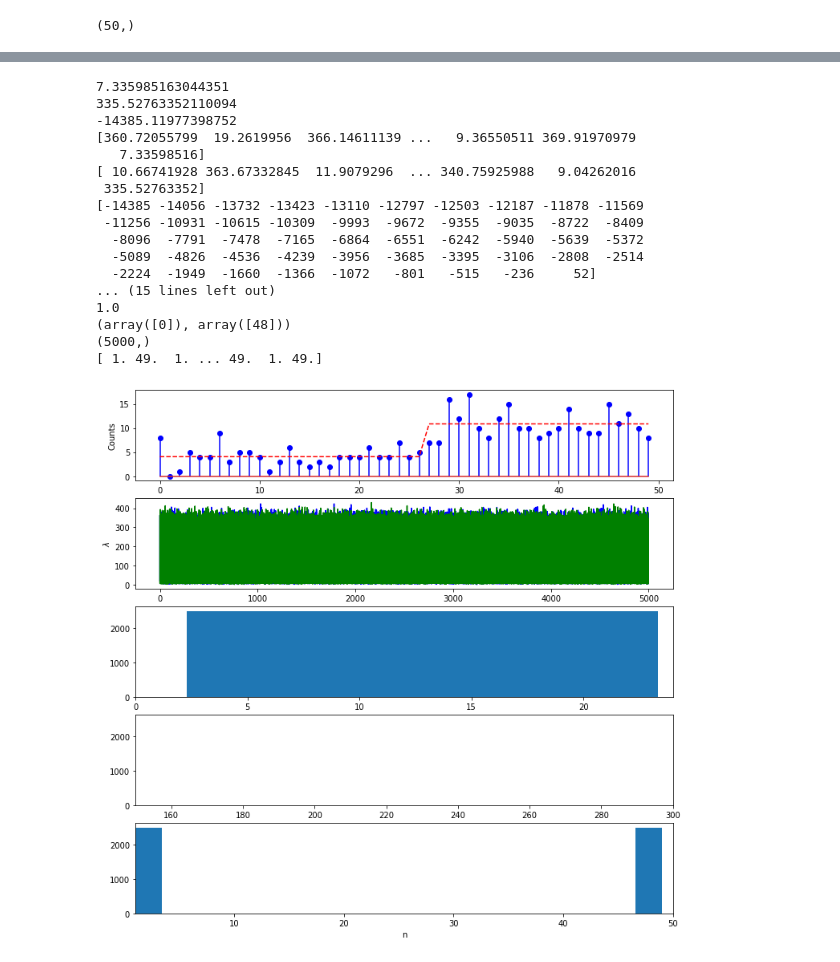
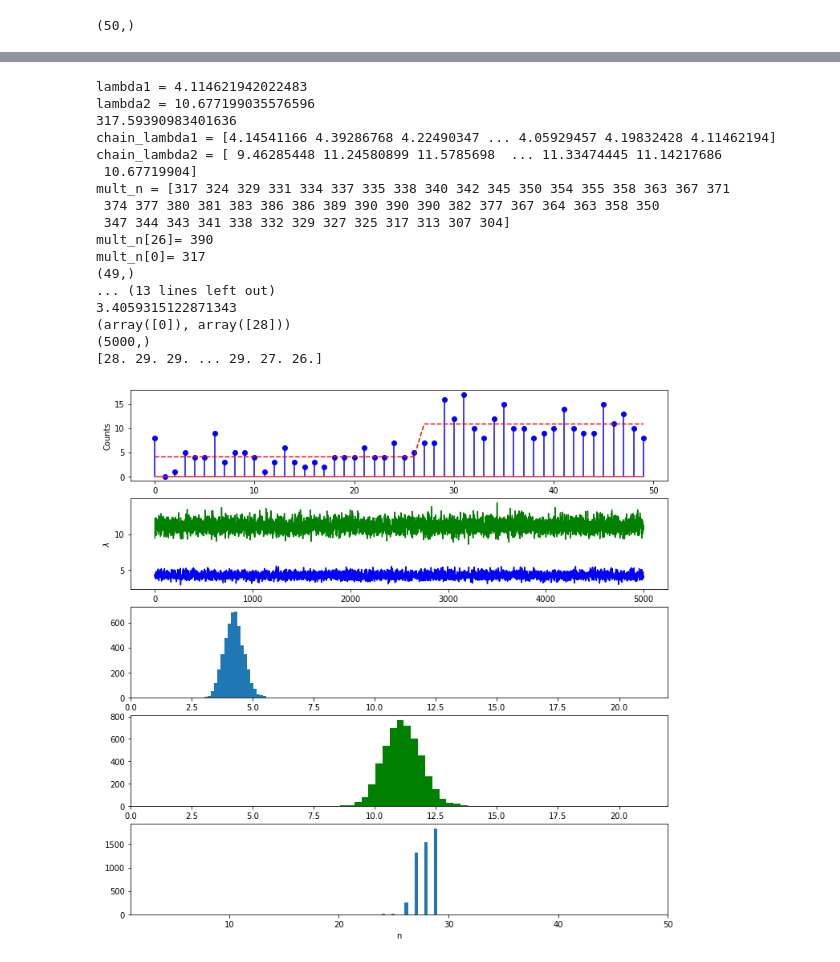
Before and after one commit to herysedra/covid19-mankaiza-clone, a Jupyter notebook: scripts/paper/simple_blocks/Gibbs_sampling_model.ipynb, the cells around one changed output, grey strips where cells are left out. Saved outputs shown, nothing was run; the diff lists cells and outputs as text; code cells hidden in the pictures.

```diff
--- a/scripts/paper/simple_blocks/Gibbs_sampling_model.ipynb
+++ b/scripts/paper/simple_blocks/Gibbs_sampling_model.ipynb
@@ -29,8 +28,8 @@ str(n)
 '27'
 # %%
 # Intensity values
-lambda1=gamma.rvs(a,1/b) # We use 1/b instead of b because of the way Gamma distribution is parametrized in the package random.
-lambda2=gamma.rvs(a,1/b)
+lambda1=gamma.rvs(a) # We use 1/b instead of b because of the way Gamma distribution is parametrized in the package random.
+lambda2=gamma.rvs(a)
 
 lambdas=[lambda1]*n
 lambdas[n:N]=[lambda2]*(N-n)
@@ -52,6 +51,18 @@ x.shape
   7  4  5  7  7 16 12 17 10  8 12 15 10 10  8  9 10 14 10  9  9 15 11 13
  10  8]
 (50,)
+# %%
+for i in range(N-1):
+  cvx = x[0:i+1]
+  dfc = sum(x[0:i+1])
+  print(cvx)
+  print(dfc)
+# %%
+for i in range(N-1):
+  cvd = x[i+1:N]
+  dfd = sum(x[i+1:N])
+  print(cvd)
+  print(dfd)
 # %%
 # Gibbs sampler
 E=5200
@@ -59,8 +70,8 @@ BURN_IN=200
 
 # Initialize the chain
 n=int(round(uniform.rvs()*N))
-lambda1=gamma.rvs(a,1/b)
-lambda2=gamma.rvs(a,1/b)
+#lambda1=gamma.rvs(a,1/b)
+#lambda2=gamma.rvs(a,1/b)
 
 # Store the samples
 chain_n=np.array([0.]*(E-BURN_IN))
@@ -70,8 +81,8 @@ chain_lambda2=np.array([0.]*(E-BURN_IN))
 for e in range(E):
 	#print("At iteration ",str(e))
 	# sample lambda1 and lambda2 from their posterior conditionals, Equation 8 and Equation 9, respectively.
-	lambda1=gamma.rvs(a+sum(x[0:n]), 1/(n+b))
-	lambda2=gamma.rvs(a+sum(x[n:N]), 1/(N-n+b))
+	lambda1= gamma.rvs(a+sum(x[0:n]))/n
+	lambda2= gamma.rvs(a+sum(x[n:N]))/(N-n)
 
 	# sample n, Equation 10
 	mult_n=np.array([0]*(N-1))
@@ -92,12 +107,13 @@ sum([2,4,5])
 # %%
-print(lambda1)
-print(lambda2)
+print('lambda1 =', lambda1)
+print('lambda2 =', lambda2)
 print(sum(x[0:1])*log(lambda1)-lambda1+sum(x[1:N])*log(lambda2)-(N-1)*lambda2)
-print(chain_lambda1)
-print(chain_lambda2)
+print('chain_lambda1 =', chain_lambda1)
+print('chain_lambda2 =', chain_lambda2)
 
-print(mult_n)
-print(mult_n[26])
+print('mult_n =', mult_n)
+print('mult_n[26]=', mult_n[26])
+print('mult_n[0]=',mult_n[0])
 print(mult_n.shape)
 print(multe_n)
 print(sum(multe_n))
@@ -106,45 +122,45 @@ print(np.where(np.random.multinomial(1,multe_n/sum(multe_n),size=1) == 1))
 print(chain_n.shape)
 print(chain_n)
 # %% [output]
-7.335985163044351
-335.52763352110094
--14385.11977398752
-[360.72055799  19.2619956  366.14611139 ...   9.36550511 369.91970979
-   7.33598516]
-[ 10.66741928 363.67332845  11.9079296  ... 340.75925988   9.04262016
- 335.52763352]
-[-14385 -14056 -13732 -13423 -13110 -12797 -12503 -12187 -11878 -11569
- -11256 -10931 -10615 -10309  -9993  -9672  -9355  -9035  -8722  -8409
-  -8096  -7791  -7478  -7165  -6864  -6551  -6242  -5940  -5639  -5372
-  -5089  -4826  -4536  -4239  -3956  -3685  -3395  -3106  -2808  -2514
-  -2224  -1949  -1660  -1366  -1072   -801   -515   -236     52]
-... (15 lines left out)
-1.0
-(array([0]), array([48]))
+lambda1 = 4.114621942022483
+lambda2 = 10.677199035576596
+317.59390983401636
+chain_lambda1 = [4.14541166 4.39286768 4.22490347 ... 4.05929457 4.19832428 4.11462194]
+chain_lambda2 = [ 9.46285448 11.24580899 11.5785698  ... 11.33474445 11.14217686
+ 10.67719904]
+mult_n = [317 324 329 331 334 337 335 338 340 342 345 350 354 355 358 363 367 371
+ 374 377 380 381 383 386 386 389 390 390 390 382 377 367 364 363 358 350
+ 347 344 343 341 338 332 329 327 325 317 313 307 304]
+mult_n[26]= 390
+mult_n[0]= 317
+(49,)
+... (13 lines left out)
+3.4059315122871343
+(array([0]), array([28]))
 (5000,)
-[ 1. 49.  1. ... 49.  1. 49.]
+[28. 29. 29. ... 29. 27. 26.]
 # %%
 # make one big subplots and put everything in it.
 f, (ax1,ax2,ax3,ax4,ax5)=plt.subplots(5,1, figsize=(12, 12))
 # Plot the data
 ax1.stem(range(N),x,linefmt='b-', markerfmt='bo',use_line_collection=True)
 ax1.plot(range(N),lambdas,'r--')
 ax1.set_ylabel('Counts')
 
 ax2.plot(chain_lambda1,'b',chain_lambda2,'g')
 ax2.set_ylabel('$\lambda$')
 
 ax3.hist(chain_lambda1,20)
 ax3.set_xlabel('$\lambda_1$')
-ax3.set_xlim([0,24])
+ax3.set_xlim([0,22])
 
 ax4.hist(chain_lambda2,20,color='g')
-ax4.set_xlim([150,300])
+ax4.set_xlim([0,22])
 ax4.set_xlabel('$\lambda_2$')
 
 ax5.hist(chain_n,20)
 ax5.set_xlabel('n')
 ax5.set_xlim([1,50])
 plt.show()
 # %% [output]
-[figure, old version]
+[figure, new version]
```
Also changed, not shown: parts of 4 cells of this notebook.
